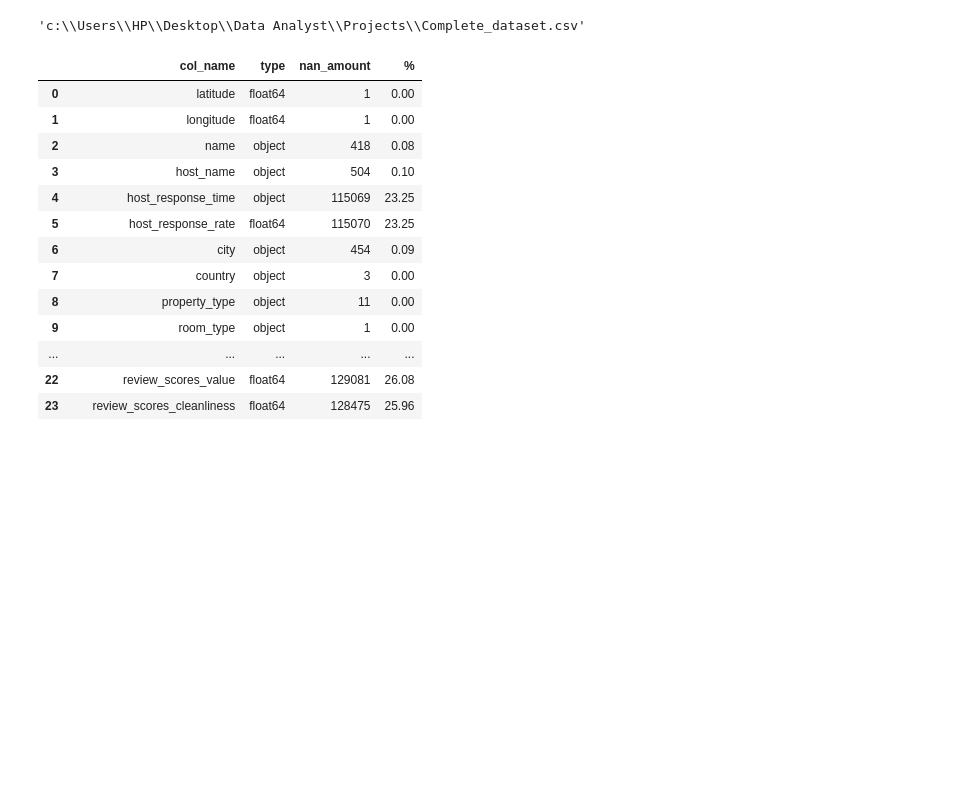
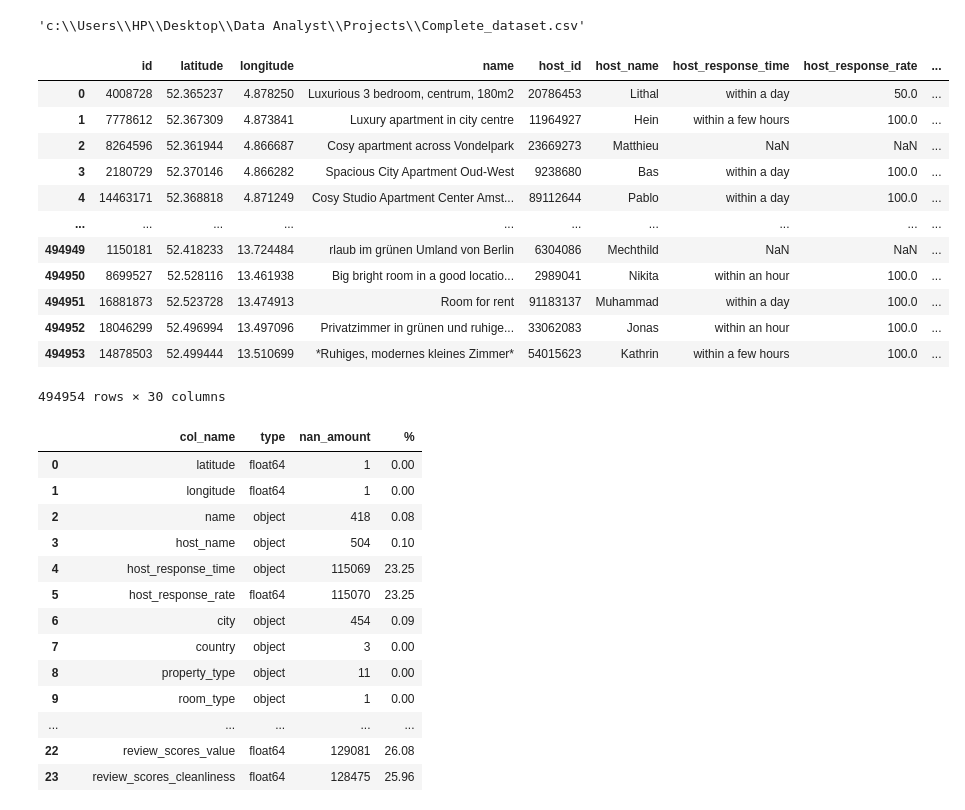
Before and after one commit to 19127592/PTDLUD, a Jupyter notebook: Project.ipynb, the cells around one changed output. Drawn from its saved outputs; the diff is of its cells as text; code cells hidden in the pictures; blank space fills up the shorter version.

```diff
--- a/Project.ipynb
+++ b/Project.ipynb
@@ -34,6 +34,22 @@ df = pd.read_csv(path)
 df = df.drop("Unnamed: 0",axis=1)
 # %%
 df2 = df.copy()
+# %%
+df2
+# %% [output]
+|  | id | latitude | longitude | name | host_id | host_name | host_response_time | host_response_rate | ... |
+| 0 | 4008728 | 52.365237 | 4.878250 | Luxurious 3 bedroom, centrum, 180m2 | 20786453 | Lithal | within a day | 50.0 | ... |
+| 1 | 7778612 | 52.367309 | 4.873841 | Luxury apartment in city centre | 11964927 | Hein | within a few hours | 100.0 | ... |
+| 2 | 8264596 | 52.361944 | 4.866687 | Cosy apartment across Vondelpark | 23669273 | Matthieu | NaN | NaN | ... |
+| 3 | 2180729 | 52.370146 | 4.866282 | Spacious City Apartment Oud-West | 9238680 | Bas | within a day | 100.0 | ... |
+| 4 | 14463171 | 52.368818 | 4.871249 | Cosy Studio Apartment Center Amst... | 89112644 | Pablo | within a day | 100.0 | ... |
+| ... | ... | ... | ... | ... | ... | ... | ... | ... | ... |
+| 494949 | 1150181 | 52.418233 | 13.724484 | rlaub im grünen Umland von Berlin | 6304086 | Mechthild | NaN | NaN | ... |
+| 494950 | 8699527 | 52.528116 | 13.461938 | Big bright room in a good locatio... | 2989041 | Nikita | within an hour | 100.0 | ... |
+| 494951 | 16881873 | 52.523728 | 13.474913 | Room for rent | 91183137 | Muhammad | within a day | 100.0 | ... |
+| 494952 | 18046299 | 52.496994 | 13.497096 | Privatzimmer in grünen und ruhige... | 33062083 | Jonas | within an hour | 100.0 | ... |
+| 494953 | 14878503 | 52.499444 | 13.510699 | *Ruhiges, modernes kleines Zimmer* | 54015623 | Kathrin | within a few hours | 100.0 | ... |
+494954 rows × 30 columns
 # %%
 nan_list = df2.isna().sum().to_numpy()
 nan_idx = []
```
